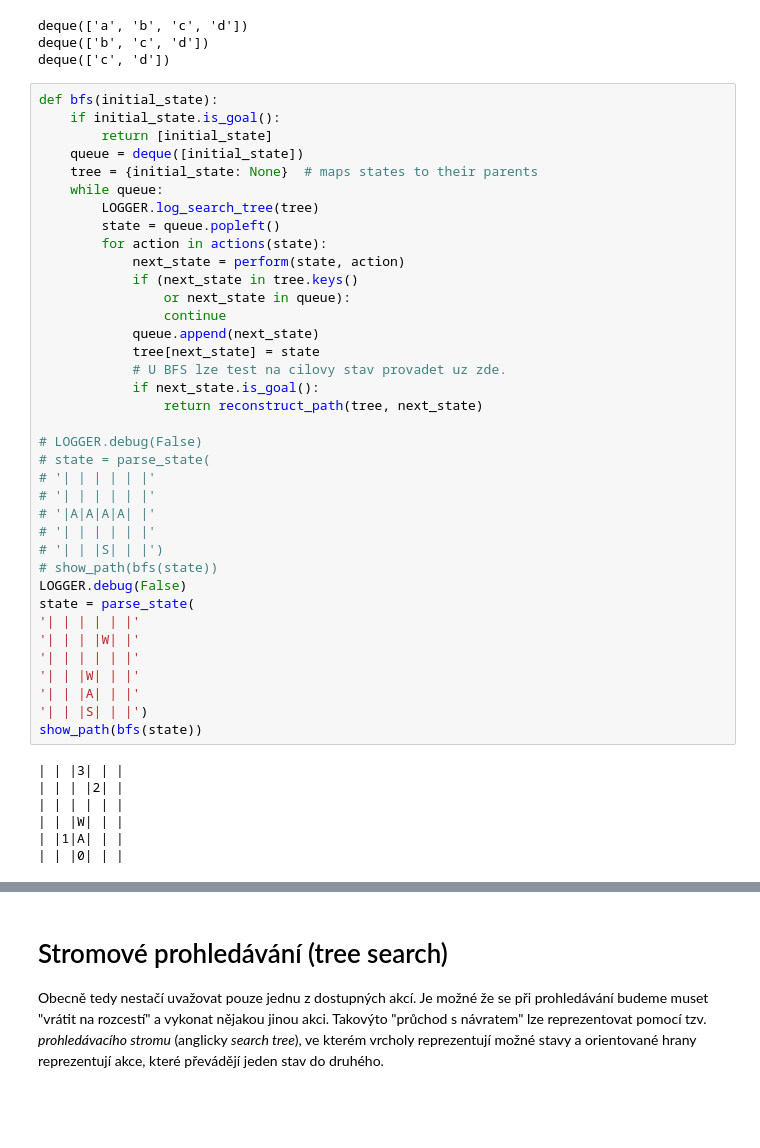
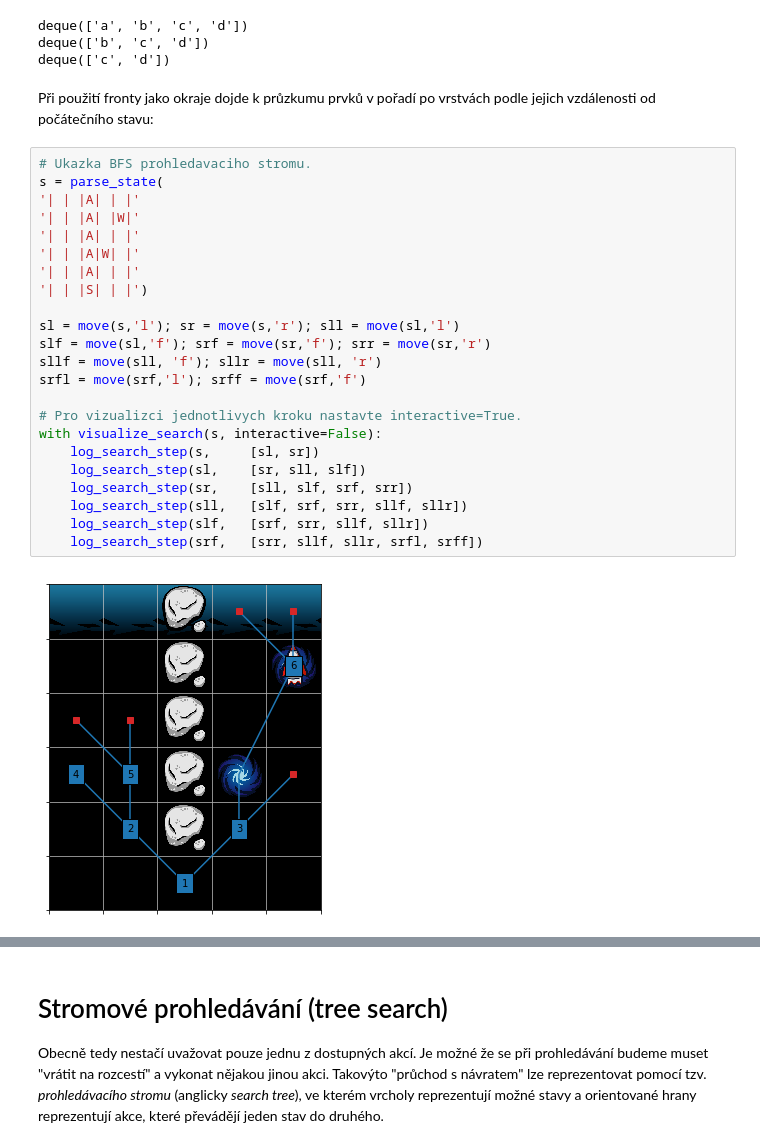
Before and after one commit to effa/ai-search-workshop, a Jupyter notebook: solution.ipynb, the cells around one changed output, grey strips where cells are left out. Cells and saved outputs as stored; diff of their text form; blank space fills up the shorter version.

```diff
--- a/solution.ipynb
+++ b/solution.ipynb
@@ -477,47 +427,30 @@ print(queue)  # deque(['c', 'd'])
 deque(['a', 'b', 'c', 'd'])
 deque(['b', 'c', 'd'])
 deque(['c', 'd'])
-# %%
-def bfs(initial_state):
-    if initial_state.is_goal():
-        return [initial_state]
-    queue = deque([initial_state])
-    tree = {initial_state: None}  # maps states to their parents
-    while queue:
-        LOGGER.log_search_tree(tree)
-        state = queue.popleft()
-        for action in actions(state):
-            next_state = perform(state, action)
-            if (next_state in tree.keys()
-                or next_state in queue):
-                continue
-            queue.append(next_state)
-            tree[next_state] = state
-            # U BFS lze test na cilovy stav provadet uz zde.
-            if next_state.is_goal():
-                return reconstruct_path(tree, next_state)
-
-# LOGGER.debug(False)
-# state = parse_state(
-# '| | | | | |'
-# '| | | | | |'
-# '|A|A|A|A| |'
-# '| | | | | |'
-# '| | |S| | |')
-# show_path(bfs(state))
-LOGGER.debug(False)
-state = parse_state(
-'| | | | | |'
-'| | | |W| |'
-'| | | | | |'
-'| | |W| | |'
-'| | |A| | |'
-'| | |S| | |')
-show_path(bfs(state))
-# %% [output]
-| | |3| | |
-| | | |2| |
-| | | | | |
-| | |W| | |
-| |1|A| | |
-| | |0| | |
+# %% [markdown]
+Při použití fronty jako okraje dojde k průzkumu prvků v pořadí po vrstvách podle jejich vzdálenosti od počátečního stavu:
+# %%
+# Ukazka BFS prohledavaciho stromu.
+s = parse_state(
+'| | |A| | |'
+'| | |A| |W|'
+'| | |A| | |'
+'| | |A|W| |'
+'| | |A| | |'
+'| | |S| | |')
+
+sl = move(s,'l'); sr = move(s,'r'); sll = move(sl,'l')
+slf = move(sl,'f'); srf = move(sr,'f'); srr = move(sr,'r')
+sllf = move(sll, 'f'); sllr = move(sll, 'r')
+srfl = move(srf,'l'); srff = move(srf,'f')
+
+# Pro vizualizci jednotlivych kroku nastavte interactive=True.
+with visualize_search(s, interactive=False):
+    log_search_step(s,     [sl, sr])
+    log_search_step(sl,    [sr, sll, slf])
+    log_search_step(sr,    [sll, slf, srf, srr])
+    log_search_step(sll,   [slf, srf, srr, sllf, sllr])
+    log_search_step(slf,   [srf, srr, sllf, sllr])
+    log_search_step(srf,   [srr, sllf, sllr, srfl, srff])
+# %% [output]
+[figure, added]
```
Also changed, not shown: parts of 25 cells of this notebook, 2 other files.
